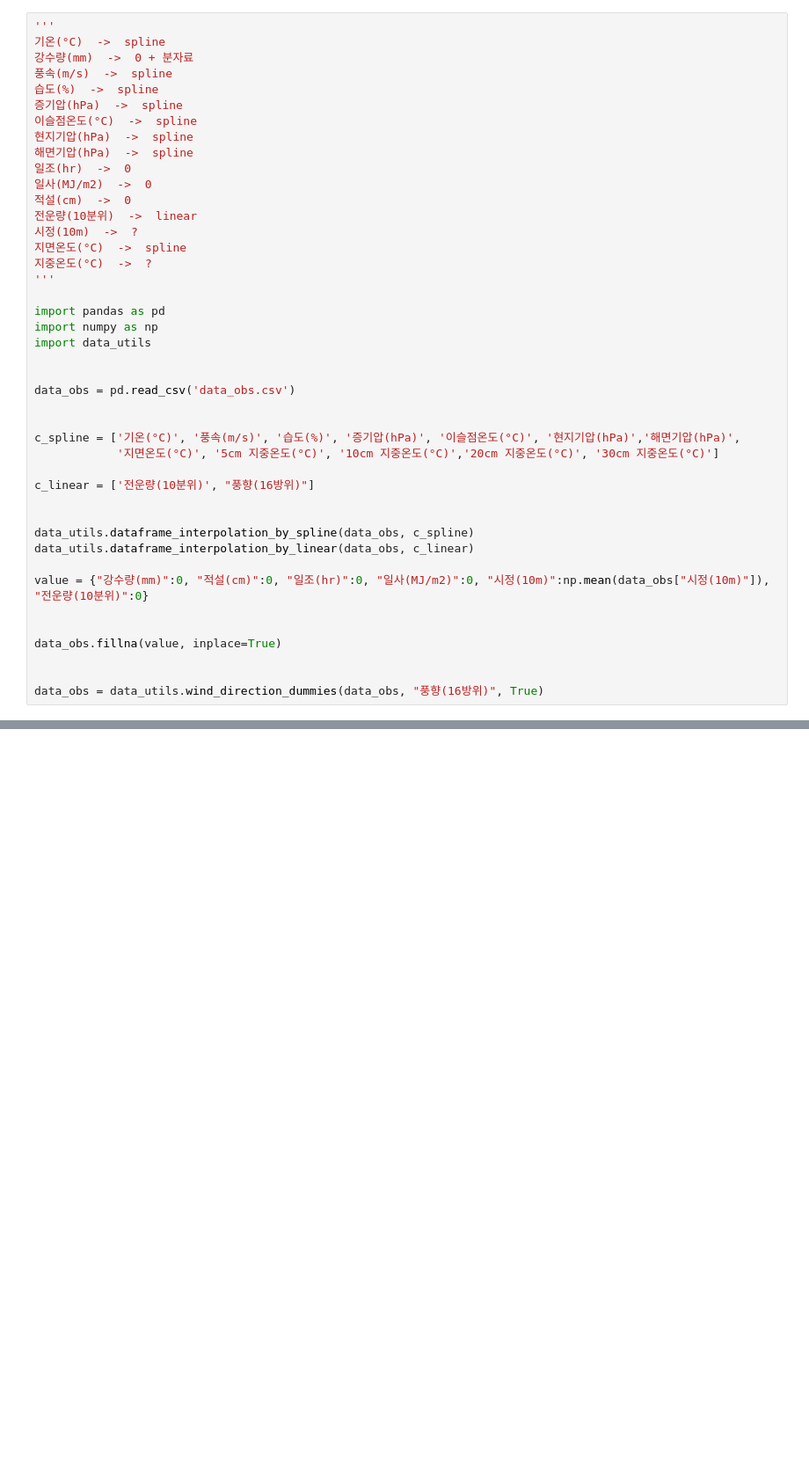
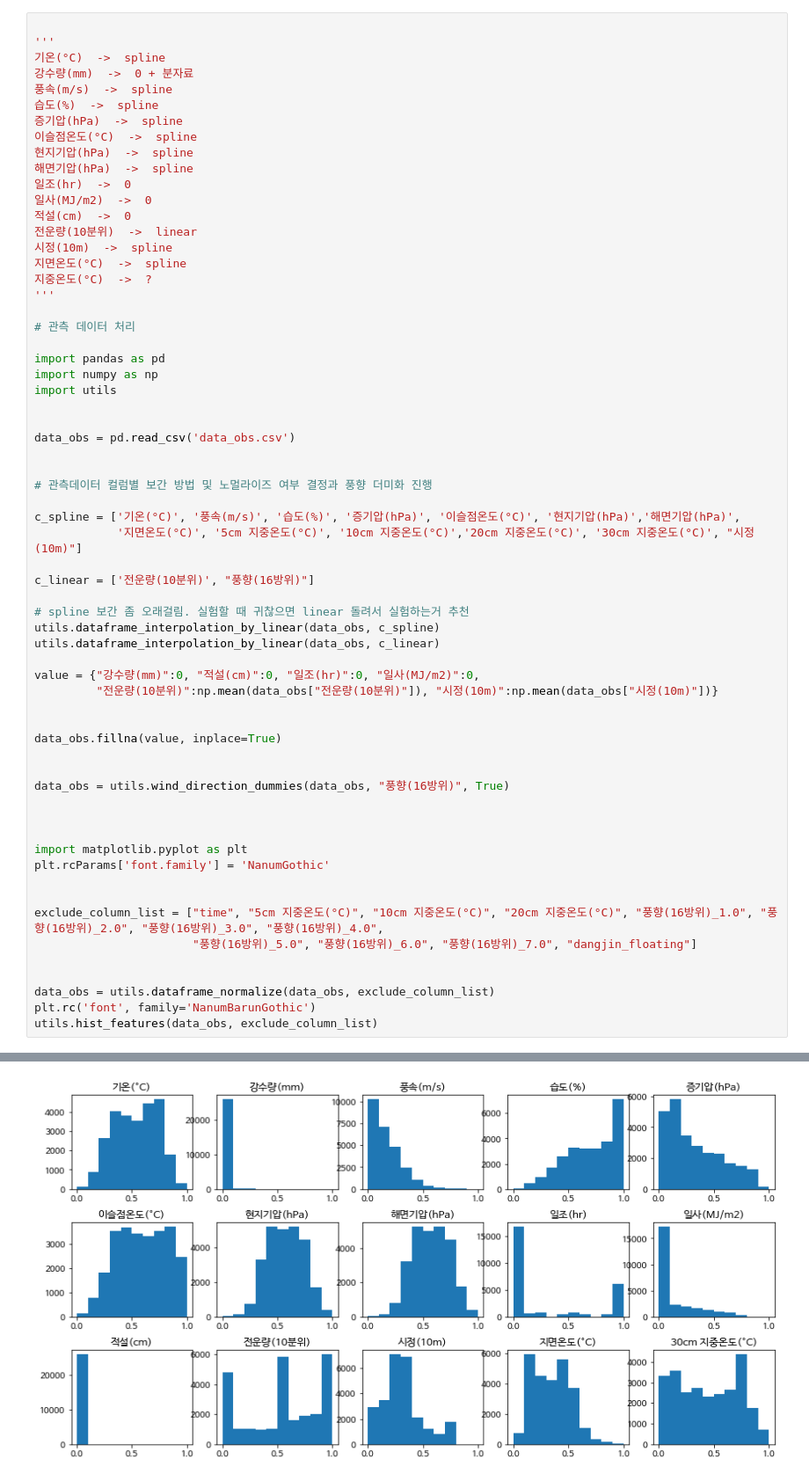
Before and after one commit to mini-song/Graduation-Project, a Jupyter notebook: data.ipynb, the cells around one changed output, grey strips where cells are left out. Shown at 88% size. Saved outputs shown, nothing was run; the diff lists cells and outputs as text; blank space fills up the shorter version.

```diff
--- a/data.ipynb
+++ b/data.ipynb
@@ -10,4 +37,5 @@
 # %%
+
 '''
 기온(°C)  ->  spline
 강수량(mm)  ->  0 + 분자료
@@ -21,33 +49,52 @@
 일사(MJ/m2)  ->  0
 적설(cm)  ->  0
 전운량(10분위)  ->  linear
-시정(10m)  ->  ?
+시정(10m)  ->  spline
 지면온도(°C)  ->  spline
 지중온도(°C)  ->  ?
 '''
 
+# 관측 데이터 처리
+
 import pandas as pd
 import numpy as np
-import data_utils
+import utils
 
 
 data_obs = pd.read_csv('data_obs.csv')
 
 
+# 관측데이터 컬럼별 보간 방법 및 노멀라이즈 여부 결정과 풍향 더미화 진행
+
 c_spline = ['기온(°C)', '풍속(m/s)', '습도(%)', '증기압(hPa)', '이슬점온도(°C)', '현지기압(hPa)','해면기압(hPa)',
-            '지면온도(°C)', '5cm 지중온도(°C)', '10cm 지중온도(°C)','20cm 지중온도(°C)', '30cm 지중온도(°C)']
+            '지면온도(°C)', '5cm 지중온도(°C)', '10cm 지중온도(°C)','20cm 지중온도(°C)', '30cm 지중온도(°C)', "시정(10m)"]
 
 c_linear = ['전운량(10분위)', "풍향(16방위)"]
 
+# spline 보간 좀 오래걸림. 실험할 때 귀찮으면 linear 돌려서 실험하는거 추천
+utils.dataframe_interpolation_by_linear(data_obs, c_spline)
+utils.dataframe_interpolation_by_linear(data_obs, c_linear)
 
-data_utils.dataframe_interpolation_by_spline(data_obs, c_spline)
-data_utils.dataframe_interpolation_by_linear(data_obs, c_linear)
-
-value = {"강수량(mm)":0, "적설(cm)":0, "일조(hr)":0, "일사(MJ/m2)":0, "시정(10m)":np.mean(data_obs["시정(10m)"]), "전운량(10분위)":0}
+value = {"강수량(mm)":0, "적설(cm)":0, "일조(hr)":0, "일사(MJ/m2)":0,
+         "전운량(10분위)":np.mean(data_obs["전운량(10분위)"]), "시정(10m)":np.mean(data_obs["시정(10m)"])}
 
 
 data_obs.fillna(value, inplace=True)
 
 
-data_obs = data_utils.wind_direction_dummies(data_obs, "풍향(16방위)", True)
+data_obs = utils.wind_direction_dummies(data_obs, "풍향(16방위)", True)
+
+
+
+import matplotlib.pyplot as plt
+plt.rcParams['font.family'] = 'NanumGothic'
+
+
+exclude_column_list = ["time", "5cm 지중온도(°C)", "10cm 지중온도(°C)", "20cm 지중온도(°C)", "풍향(16방위)_1.0", "풍향(16방위)_2.0", "풍향(16방위)_3.0", "풍향(16방위)_4.0",
+                       "풍향(16방위)_5.0", "풍향(16방위)_6.0", "풍향(16방위)_7.0", "dangjin_floating"]
+
+
+data_obs = utils.dataframe_normalize(data_obs, exclude_column_list)
+plt.rc('font', family='NanumBarunGothic')
+utils.hist_features(data_obs, exclude_column_list)
 # %% [output]
@@ -55,0 +103 @@ processing time : 0.003134012222290039 s
+[figure, added]
```
Also changed, not shown: parts of 17 cells of this notebook.
